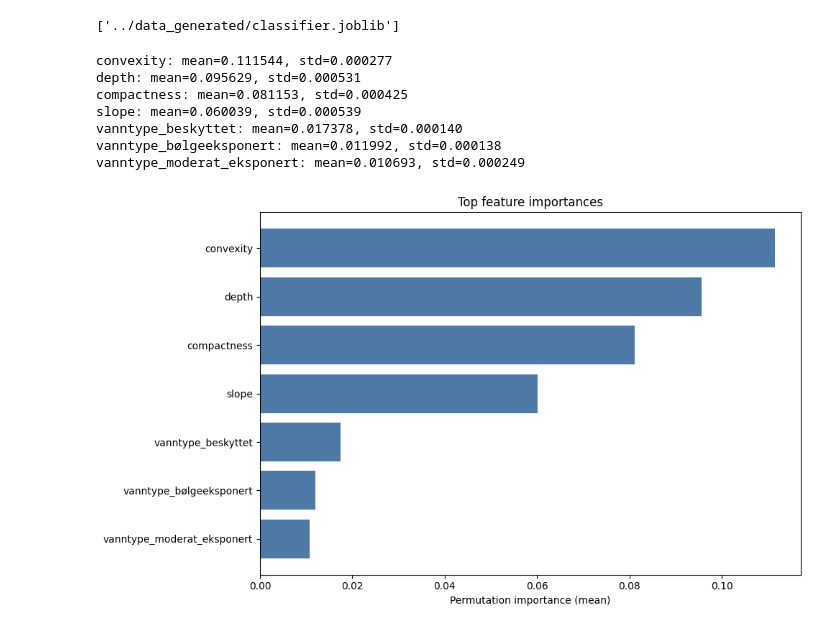
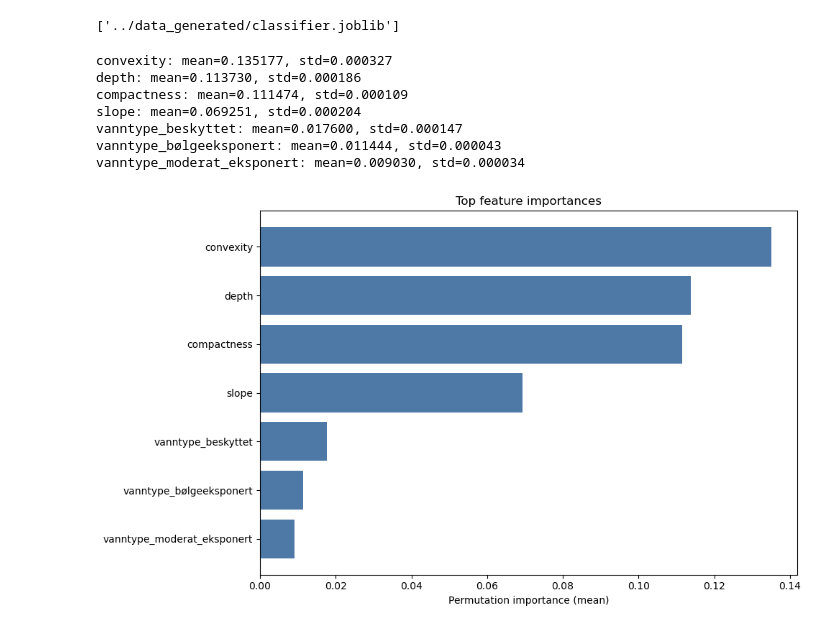
Before and after one commit to NIVANorge/marint-naturkart-niva, a Jupyter notebook: notebooks/02_modelling.ipynb, the cells around one changed output. Cells and saved outputs as stored; diff of their text form; code cells hidden in the pictures.

```diff
--- a/notebooks/02_modelling.ipynb
+++ b/notebooks/02_modelling.ipynb
@@ -69,6 +71,9 @@ gdfs = [gpd.read_parquet(path) for path in county_files]
 gdf_depth = gpd.GeoDataFrame(pd.concat(gdfs, ignore_index=True))
 crs = gdf_depth.crs
 del gdfs
+# %%
+gdf_depth = gpd.read_parquet("gdf_depth.geo.parquet")
+crs = gdf_depth.crs
 # %%
 gdf_depth = subkart.features.depth_preprocess(gdf_depth)
-transform, out_shape, bounds = subkart.features.to_raster_shapes(gdf_depth)
+transform, out_shape, bounds = subkart.features.to_raster_shapes(gdf_depth, res=RESOLUTION)
@@ -101,5 +110,5 @@ subkart.utils.plot_vanntyper(marine_vanntyper)
 # %%
-X, valid, out_shape, transform = subkart.features.build_basis_raster(gdf_depth, marine_vanntyper, valid_bunn)
+X, valid, out_shape, transform = subkart.features.build_basis_raster(gdf_depth, marine_vanntyper, valid_bunn, res=RESOLUTION, dtype=np.float16)
 # %% [output]
 Processing depth...
 Processing slope...
@@ -138,8 +147,8 @@ baseline_models = [
         tree_method="hist",
 
     ),
-    #HistGradientBoostingClassifier(random_state=42, class_weight=class_weights),
-    #RandomForestClassifier(n_jobs=2, class_weight=class_weights, random_state=42),
+    HistGradientBoostingClassifier(random_state=42, class_weight=class_weights),
+    RandomForestClassifier(n_jobs=2, class_weight=class_weights, random_state=42),
 
 ]
 
@@ -250,7 +261,7 @@ result = permutation_importance(
 )
 _, id_type_map, _ = subkart.features.marine_type_map()
 # Build feature names: terrain features + one-hot marine type features
-terrain_features =  ["depth", "slope", "compactness", "convexity"]
+terrain_features = subkart.features.TERRAIN_NAMES
 vanntype_names = list(id_type_map.values())
 feature_names = terrain_features + [f"vanntype_{name}" for name in vanntype_names]
 
@@ -259,38 +270,38 @@ importances_mean = result.importances_mean
 importances_std = result.importances_std
 sorted_idx = np.argsort(importances_mean)[::-1]
 
 # Print top 20 features
 top_n = 20
 for i in sorted_idx[:top_n]:
     print(f"{feature_names[i]}: mean={importances_mean[i]:.6f}, std={importances_std[i]:.6f}")
 
 # Save full importance results to JSON
 importance_dict = [
     {
         "feature": feature_names[i],
         "mean": float(importances_mean[i]),
         "std": float(importances_std[i]),
     }
     for i in sorted_idx
 ]
 
 
 top_idx = sorted_idx[:top_n]
 labels = [feature_names[i] for i in top_idx]
 values = importances_mean[top_idx]
 
 plt.figure(figsize=(10, 6))
 plt.barh(labels[::-1], values[::-1], color="#4e79a7")
 plt.xlabel("Permutation importance (mean)")
 plt.title("Top feature importances")
 plt.tight_layout()
 plt.show()
 # %% [output]
-convexity: mean=0.111544, std=0.000277
-depth: mean=0.095629, std=0.000531
-compactness: mean=0.081153, std=0.000425
-slope: mean=0.060039, std=0.000539
-vanntype_beskyttet: mean=0.017378, std=0.000140
-vanntype_bølgeeksponert: mean=0.011992, std=0.000138
-vanntype_moderat_eksponert: mean=0.010693, std=0.000249
+convexity: mean=0.135177, std=0.000327
+depth: mean=0.113730, std=0.000186
+compactness: mean=0.111474, std=0.000109
+slope: mean=0.069251, std=0.000204
+vanntype_beskyttet: mean=0.017600, std=0.000147
+vanntype_bølgeeksponert: mean=0.011444, std=0.000043
+vanntype_moderat_eksponert: mean=0.009030, std=0.000034
-[figure, old version]
+[figure, new version]
```
Also changed, not shown: parts of 5 cells of this notebook, 2 other files.
